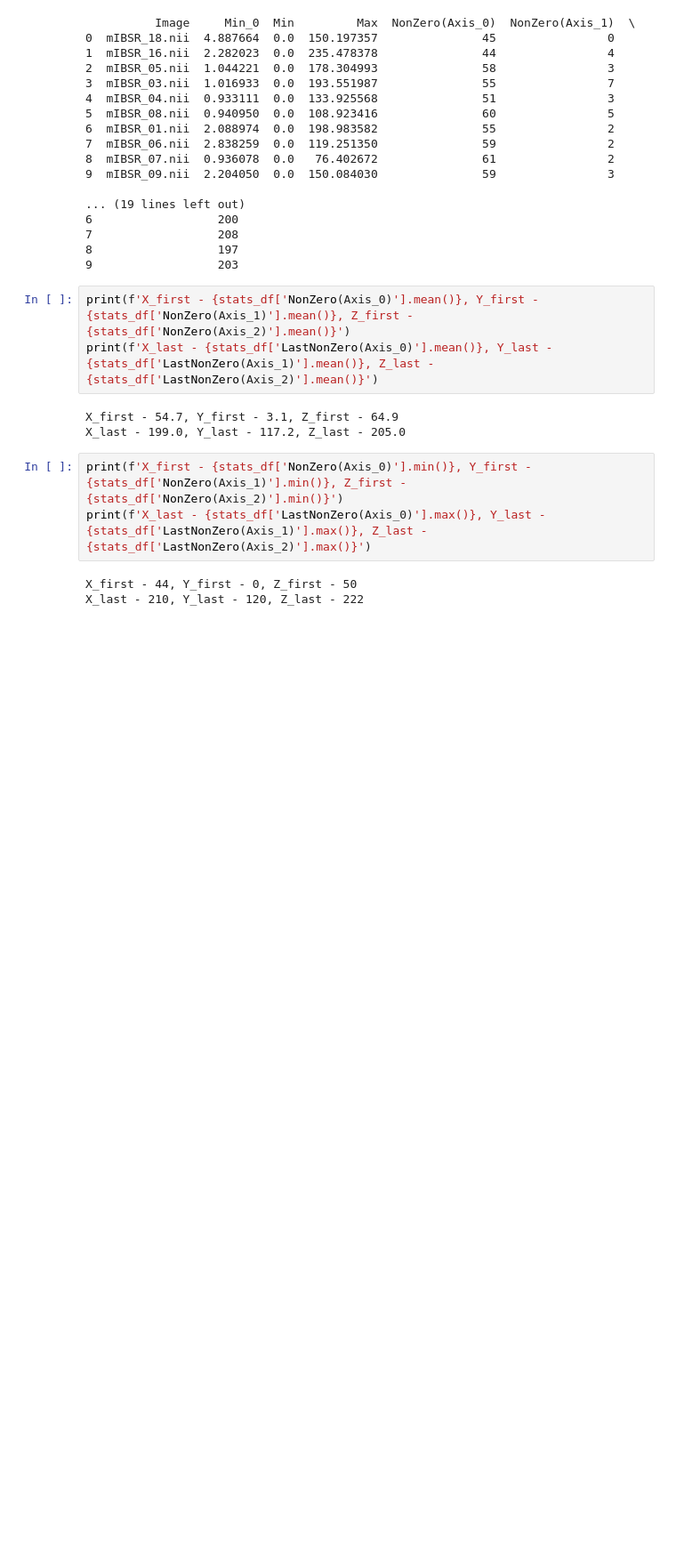
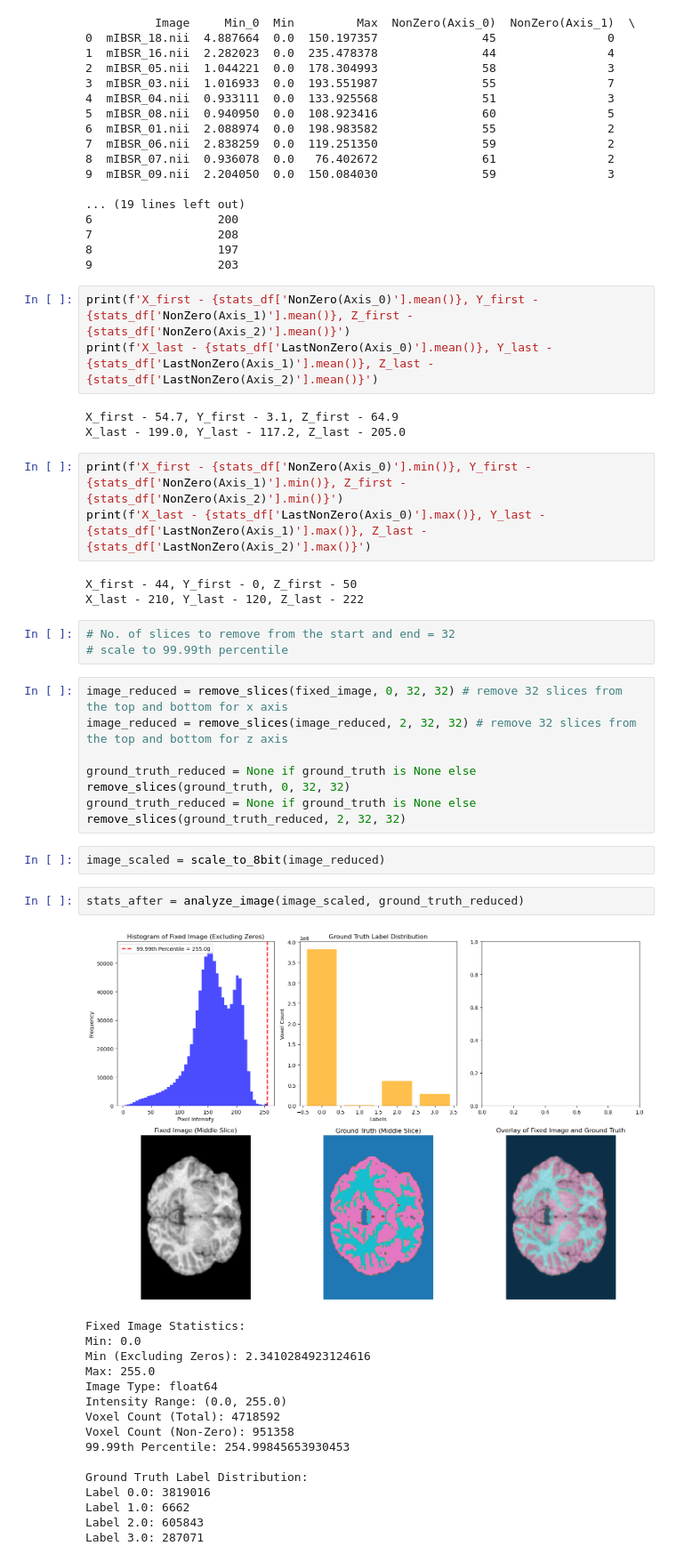
Before and after one commit to Sumeet-Dash1/MISA-MultiAtlas-Segmentation, a Jupyter notebook: notebooks/01_EDA.ipynb, the cells around one changed output. Shown: that part at 89% size. Saved outputs shown, nothing was run; the diff lists cells and outputs as text; blank space fills up the shorter version.

```diff
--- a/notebooks/01_EDA.ipynb
+++ b/notebooks/01_EDA.ipynb
@@ -276,3 +202,33 @@ print(f'X_last - {stats_df['LastNonZero(Axis_0)'].max()}, Y_last - {stats_df['La
 # %% [output]
 X_first - 44, Y_first - 0, Z_first - 50
 X_last - 210, Y_last - 120, Z_last - 222
+# %%
+# No. of slices to remove from the start and end = 32
+# scale to 99.99th percentile
+# %%
+image_reduced = remove_slices(fixed_image, 0, 32, 32) # remove 32 slices from the top and bottom for x axis
+image_reduced = remove_slices(image_reduced, 2, 32, 32) # remove 32 slices from the top and bottom for z axis
+
+ground_truth_reduced = None if ground_truth is None else remove_slices(ground_truth, 0, 32, 32)
+ground_truth_reduced = None if ground_truth is None else remove_slices(ground_truth_reduced, 2, 32, 32)
+# %%
+image_scaled = scale_to_8bit(image_reduced)
+# %%
+stats_after = analyze_image(image_scaled, ground_truth_reduced)
+# %% [output]
+[figure, added]
+Fixed Image Statistics:
+Min: 0.0
+Min (Excluding Zeros): 2.3410284923124616
+Max: 255.0
+Image Type: float64
+Intensity Range: (0.0, 255.0)
+Voxel Count (Total): 4718592
+Voxel Count (Non-Zero): 951358
+99.99th Percentile: 254.99845653930453
+
+Ground Truth Label Distribution:
+Label 0.0: 3819016
+Label 1.0: 6662
+Label 2.0: 605843
+Label 3.0: 287071
```
Also changed, not shown: parts of 6 cells of this notebook, 19 other files.
